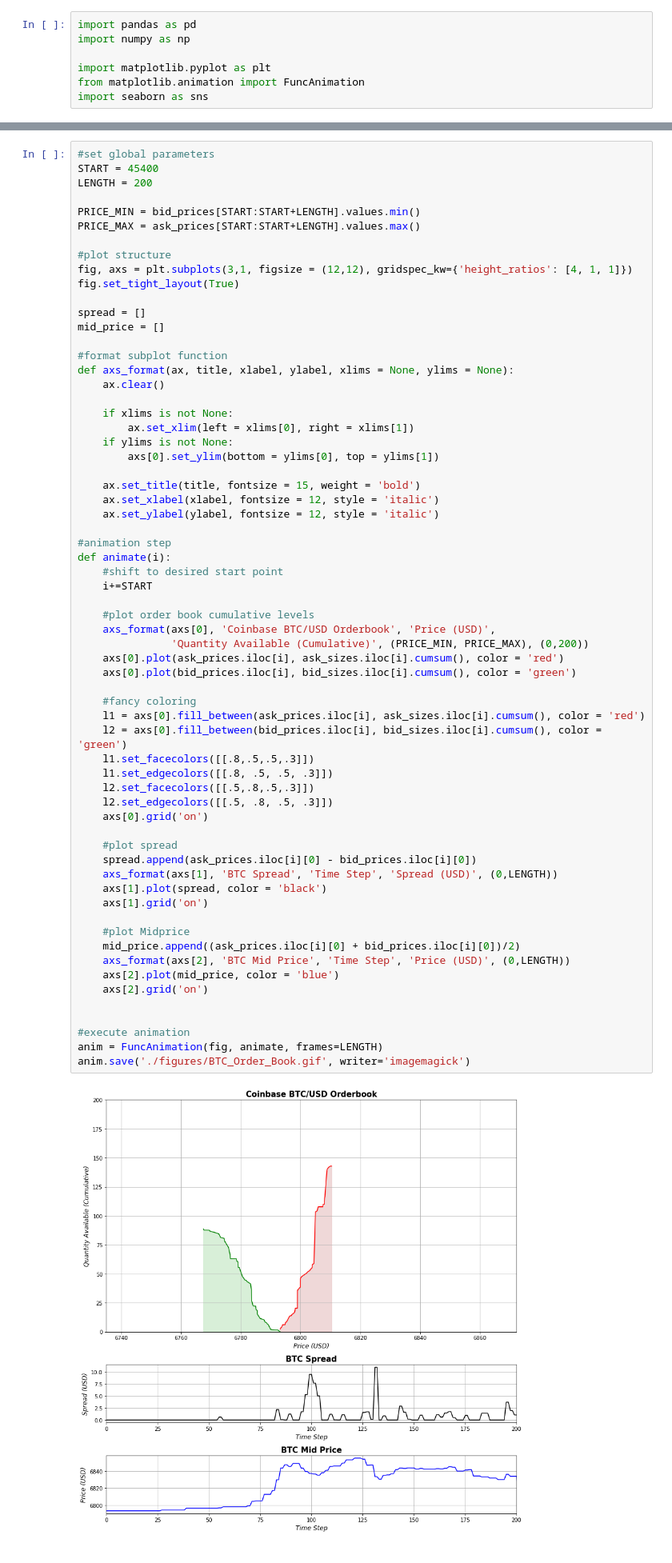
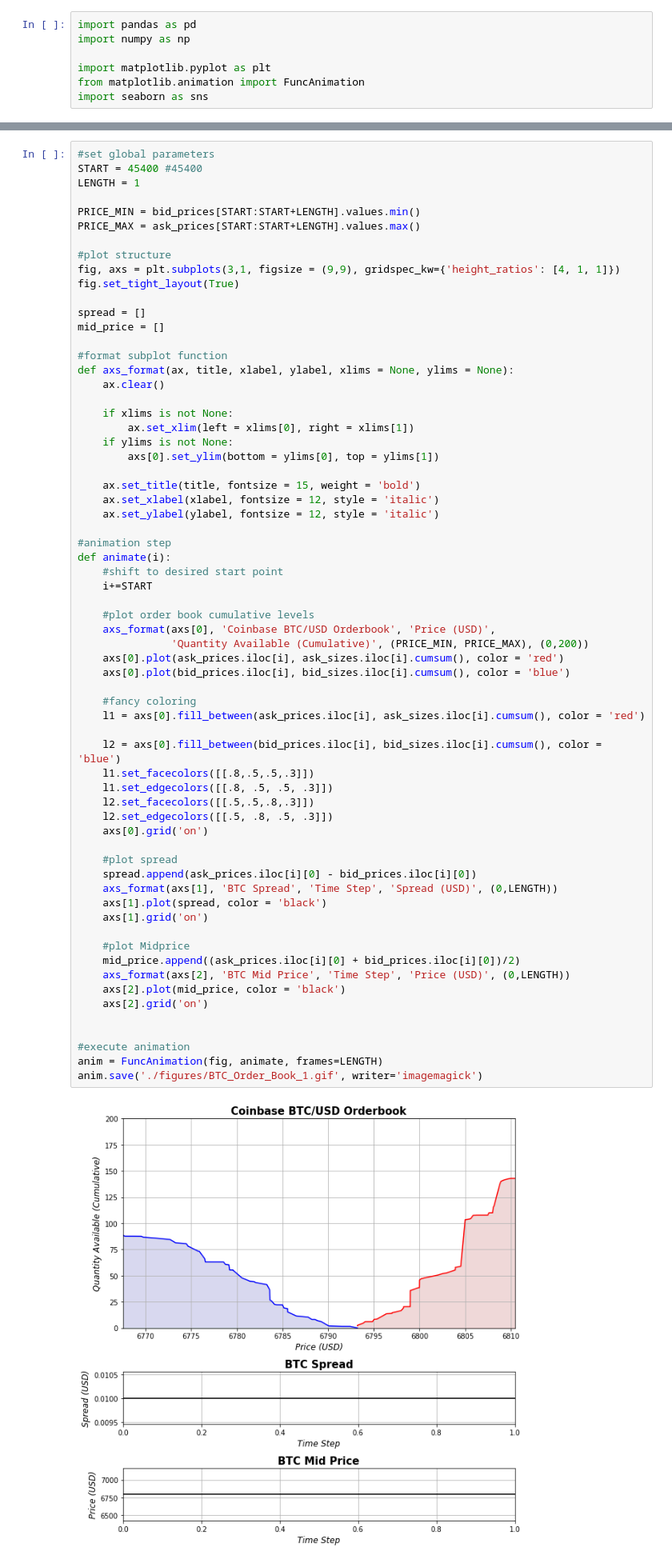
Before and after one commit to DominickH20/Cryptocurrency_HFT, a Jupyter notebook: Order_Book_Visualization.ipynb, the cells around one changed output, grey strips where cells are left out. Shown at 80% size. Drawn from its saved outputs; the diff is of its cells as text.

Commit message:
file modifications to aid in figure generation

```diff
--- a/Order_Book_Visualization.ipynb
+++ b/Order_Book_Visualization.ipynb
@@ -19,14 +19,14 @@ ask_sizes = book[book.columns[152::3]]
 ask_trades = book[book.columns[153::3]]
 # %%
 #set global parameters
-START = 45400
-LENGTH = 200
+START = 45400 #45400
+LENGTH = 1
 
 PRICE_MIN = bid_prices[START:START+LENGTH].values.min()
 PRICE_MAX = ask_prices[START:START+LENGTH].values.max()
 
 #plot structure
-fig, axs = plt.subplots(3,1, figsize = (12,12), gridspec_kw={'height_ratios': [4, 1, 1]})
+fig, axs = plt.subplots(3,1, figsize = (9,9), gridspec_kw={'height_ratios': [4, 1, 1]})
 fig.set_tight_layout(True)
 
 spread = []
@@ -50,39 +50,40 @@ def animate(i):
     #shift to desired start point
     i+=START
 
     #plot order book cumulative levels
     axs_format(axs[0], 'Coinbase BTC/USD Orderbook', 'Price (USD)',
                'Quantity Available (Cumulative)', (PRICE_MIN, PRICE_MAX), (0,200))
     axs[0].plot(ask_prices.iloc[i], ask_sizes.iloc[i].cumsum(), color = 'red')
-    axs[0].plot(bid_prices.iloc[i], bid_sizes.iloc[i].cumsum(), color = 'green')
+    axs[0].plot(bid_prices.iloc[i], bid_sizes.iloc[i].cumsum(), color = 'blue')
 
     #fancy coloring
     l1 = axs[0].fill_between(ask_prices.iloc[i], ask_sizes.iloc[i].cumsum(), color = 'red')
-    l2 = axs[0].fill_between(bid_prices.iloc[i], bid_sizes.iloc[i].cumsum(), color = 'green')
+
+    l2 = axs[0].fill_between(bid_prices.iloc[i], bid_sizes.iloc[i].cumsum(), color = 'blue')
     l1.set_facecolors([[.8,.5,.5,.3]])
     l1.set_edgecolors([[.8, .5, .5, .3]])
-    l2.set_facecolors([[.5,.8,.5,.3]])
+    l2.set_facecolors([[.5,.5,.8,.3]])
     l2.set_edgecolors([[.5, .8, .5, .3]])
     axs[0].grid('on')
 
     #plot spread
     spread.append(ask_prices.iloc[i][0] - bid_prices.iloc[i][0])
     axs_format(axs[1], 'BTC Spread', 'Time Step', 'Spread (USD)', (0,LENGTH))
     axs[1].plot(spread, color = 'black')
     axs[1].grid('on')
 
     #plot Midprice
     mid_price.append((ask_prices.iloc[i][0] + bid_prices.iloc[i][0])/2)
     axs_format(axs[2], 'BTC Mid Price', 'Time Step', 'Price (USD)', (0,LENGTH))
-    axs[2].plot(mid_price, color = 'blue')
+    axs[2].plot(mid_price, color = 'black')
     axs[2].grid('on')
 
 
 #execute animation
 anim = FuncAnimation(fig, animate, frames=LENGTH)
-anim.save('./figures/BTC_Order_Book.gif', writer='imagemagick')
+anim.save('./figures/BTC_Order_Book_1.gif', writer='imagemagick')
 # %% [output]
-[figure, old version]
+[figure, new version]
 # %%
 #set global sequence parameters
 START = 45000
```
Also changed, not shown: parts of 1 cell of this notebook, 1 other file.
